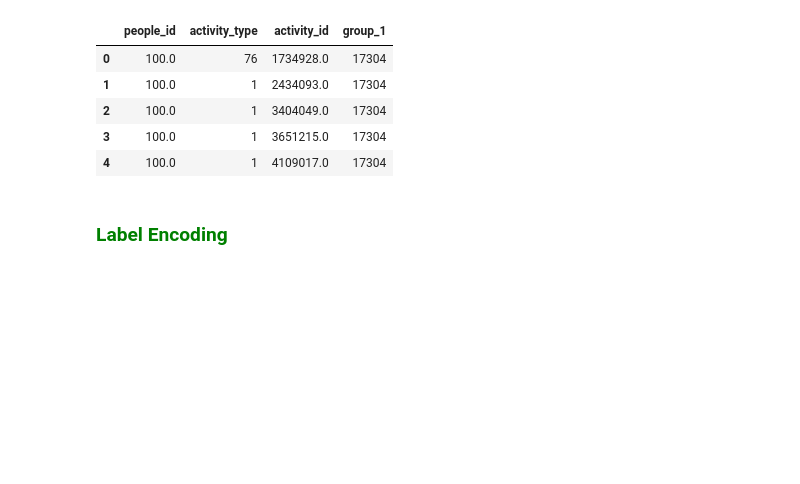
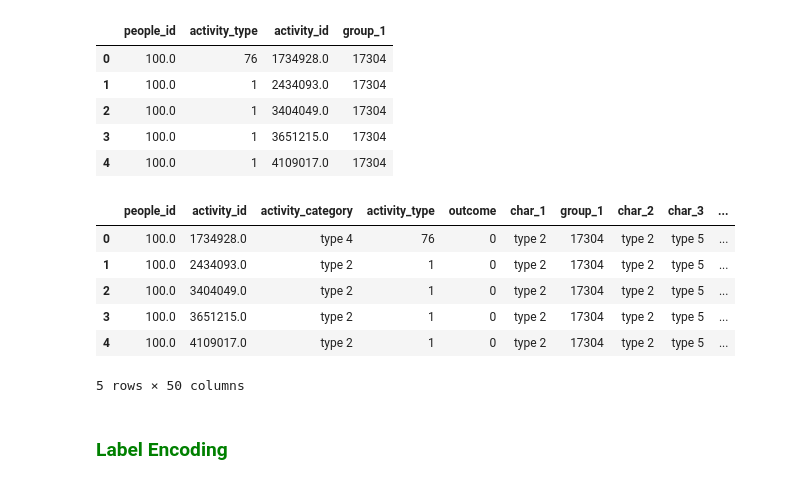
Before and after one commit to juliusmarkwei/Red-Hat-Business-Value, a Jupyter notebook: notebook/index.ipynb, the cells around one changed output. Saved outputs shown, nothing was run; the diff lists cells and outputs as text; code cells hidden in the pictures; blank space fills up the shorter version.

```diff
--- a/notebook/index.ipynb
+++ b/notebook/index.ipynb
@@ -340,6 +340,16 @@ COMPRESSED_FILE_PATH = "../data/merged/merged_df.pbz2"
 if not os.path.exists(COMPRESSED_FILE_PATH):
     f = bz2.BZ2File(COMPRESSED_FILE_PATH, "w")
     pickle.dump(merged_df, f)
+# %%
+merged_df.head()
+# %% [output]
+|  | people_id | activity_id | activity_category | activity_type | outcome | char_1 | group_1 | char_2 | char_3 | ... |
+| 0 | 100.0 | 1734928.0 | type 4 | 76 | 0 | type 2 | 17304 | type 2 | type 5 | ... |
+| 1 | 100.0 | 2434093.0 | type 2 | 1 | 0 | type 2 | 17304 | type 2 | type 5 | ... |
+| 2 | 100.0 | 3404049.0 | type 2 | 1 | 0 | type 2 | 17304 | type 2 | type 5 | ... |
+| 3 | 100.0 | 3651215.0 | type 2 | 1 | 0 | type 2 | 17304 | type 2 | type 5 | ... |
+| 4 | 100.0 | 4109017.0 | type 2 | 1 | 0 | type 2 | 17304 | type 2 | type 5 | ... |
+5 rows × 50 columns
 # %% [markdown]
 ### <font color="green">Label Encoding</font>
 # %%
```
Also changed, not shown: parts of 3 cells of this notebook.
